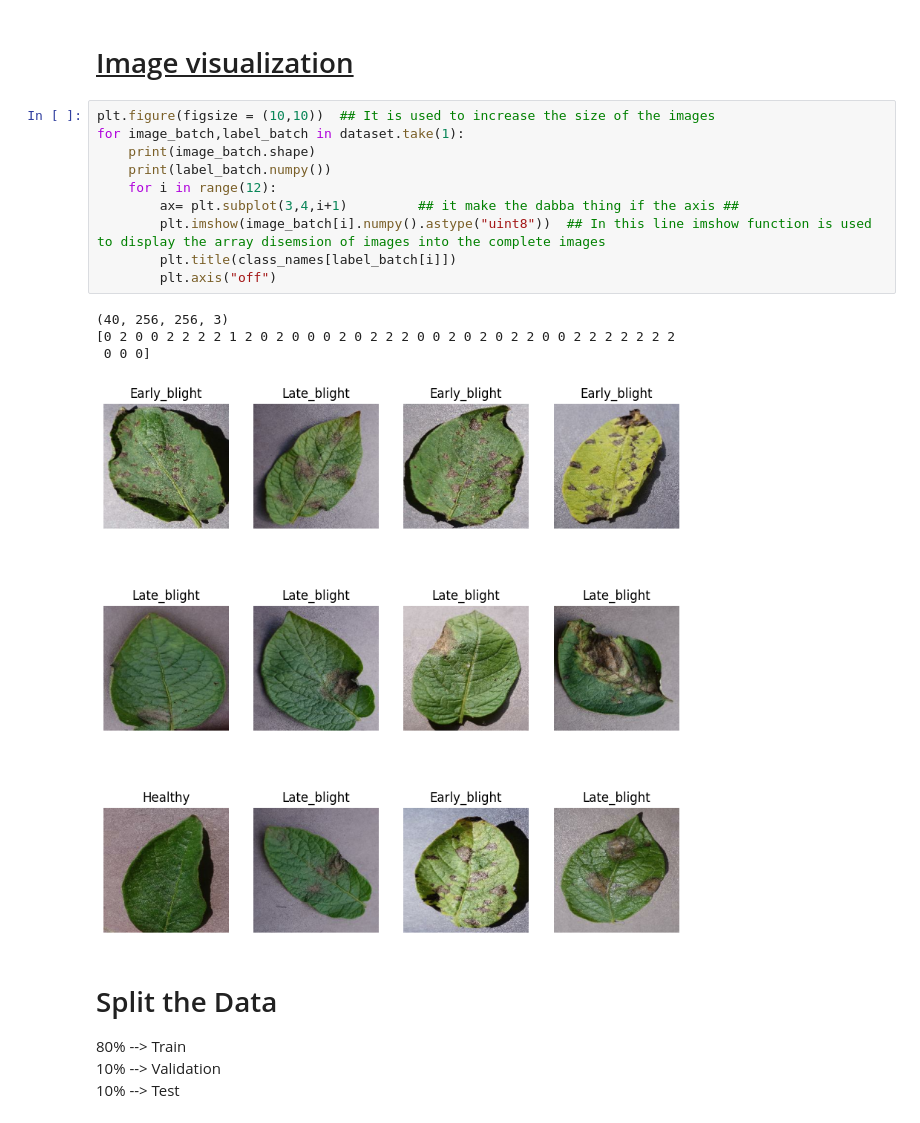
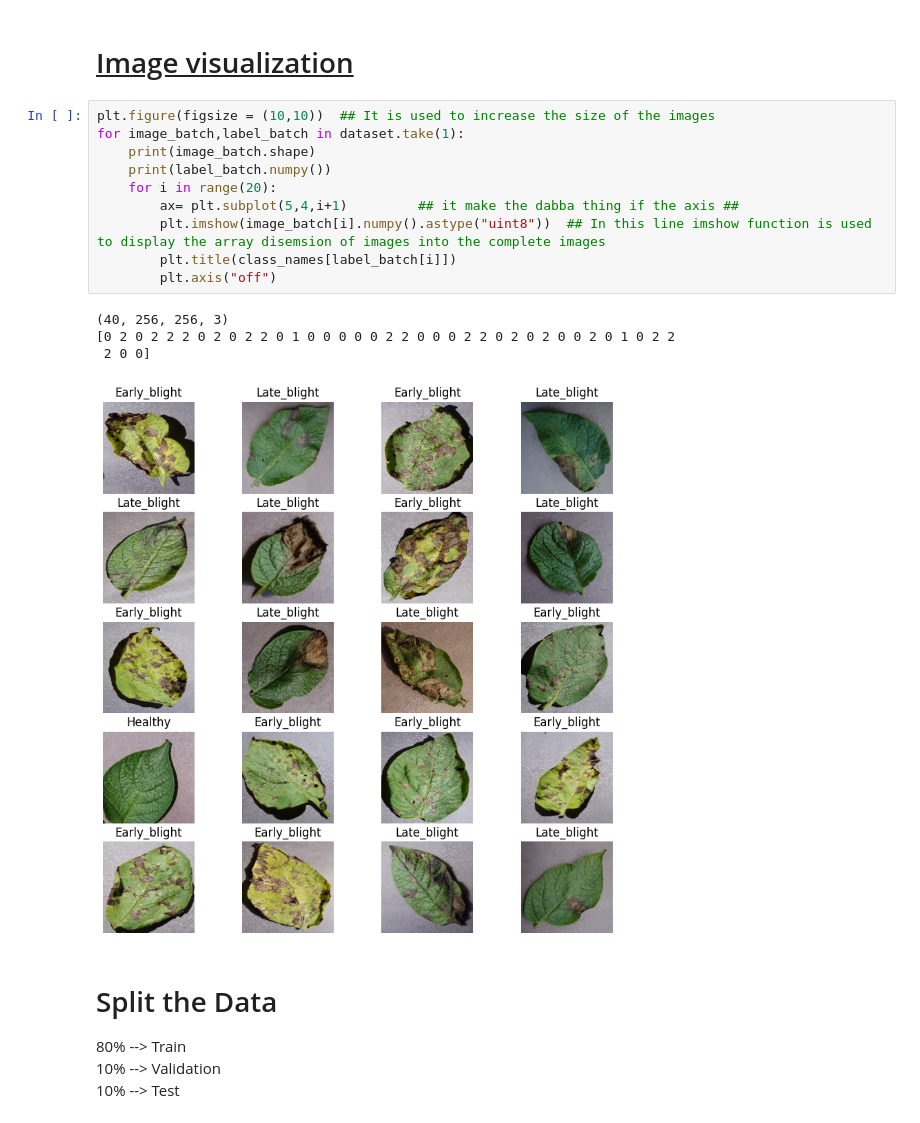
Before and after one commit to Hritik70026/Tomato_disease_project, a Jupyter notebook: PROJECT START/Data_collec_preprec_1.ipynb, the cells around one changed output. Cells and saved outputs as stored; diff of their text form.

```diff
--- a/PROJECT START/Data_collec_preprec_1.ipynb
+++ b/PROJECT START/Data_collec_preprec_1.ipynb
@@ -37,18 +37,18 @@ for image_batch,label_batch in dataset.take(1):
 # %%
 plt.figure(figsize = (10,10))  ## It is used to increase the size of the images
 for image_batch,label_batch in dataset.take(1):
     print(image_batch.shape)
     print(label_batch.numpy())
-    for i in range(12):
-        ax= plt.subplot(3,4,i+1)         ## it make the dabba thing if the axis ##
+    for i in range(20):
+        ax= plt.subplot(5,4,i+1)         ## it make the dabba thing if the axis ##
         plt.imshow(image_batch[i].numpy().astype("uint8"))  ## In this line imshow function is used to display the array disemsion of images into the complete images
         plt.title(class_names[label_batch[i]])
         plt.axis("off")
 # %% [output]
 (40, 256, 256, 3)
-[0 2 0 0 2 2 2 2 1 2 0 2 0 0 0 2 0 2 2 2 0 0 2 0 2 0 2 2 0 0 2 2 2 2 2 2 2
- 0 0 0]
+[0 2 0 2 2 2 0 2 0 2 2 0 1 0 0 0 0 0 2 2 0 0 0 2 2 0 2 0 2 0 0 2 0 1 0 2 2
+ 2 0 0]
-[figure, old version]
+[figure, new version]
 # %% [markdown]
 # Split the Data
 80% --> Train <br>
```
Also changed, not shown: parts of 16 cells of this notebook.
